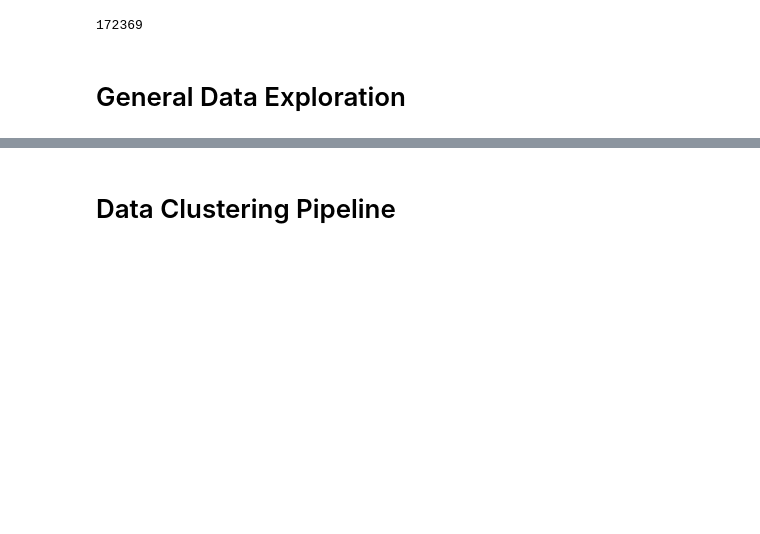
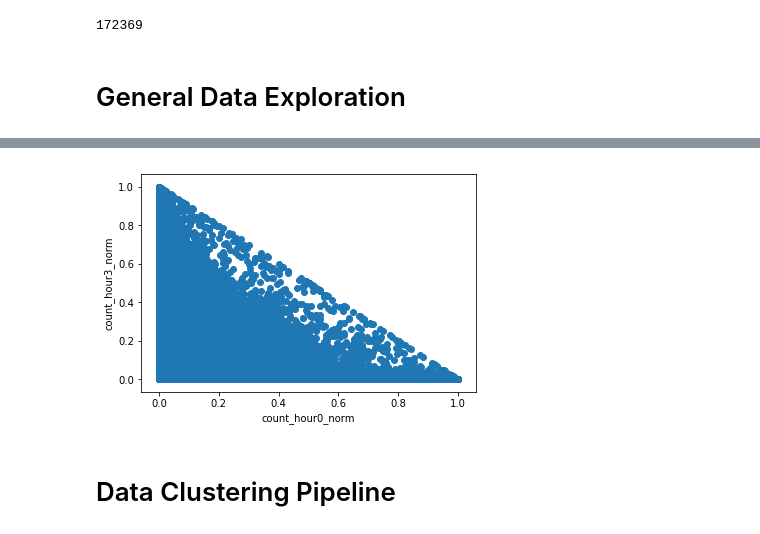
Before and after one commit to bachsh/sklearn-vs-sparkml, a Jupyter notebook: 1 - DNS Users Clustering - Python.ipynb, the cells around one changed output, grey strips where cells are left out. Drawn from its saved outputs; the diff is of its cells as text; code cells hidden in the pictures; blank space fills up the shorter version.

```diff
--- a/1 - DNS Users Clustering - Python.ipynb
+++ b/1 - DNS Users Clustering - Python.ipynb
@@ -62,3 +58,11 @@ plt.scatter(dataset.count_hour0_norm, dataset.count_hour3_norm)
+# %%
+plt.figure()
+feat1, feat2 = ["count_hour0_norm", "count_hour3_norm"]
+plt.scatter(dataset[feat1], dataset[feat2])
+plt.xlabel(feat1); plt.ylabel(feat2)
+plt.show()
+# %% [output]
+[figure, added]
 # %% [markdown]
 # Data Clustering Pipeline
 # %%
```
Also changed, not shown: parts of 6 cells of this notebook.
